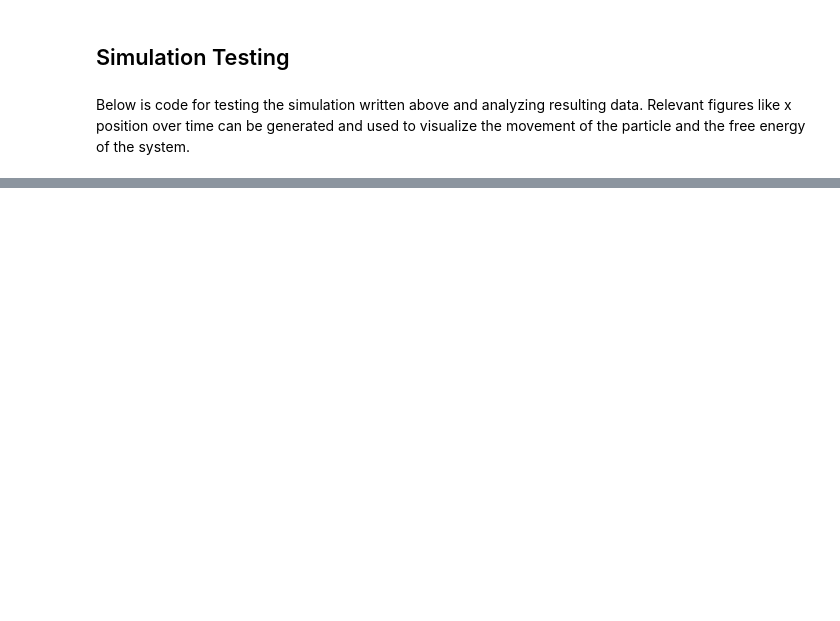
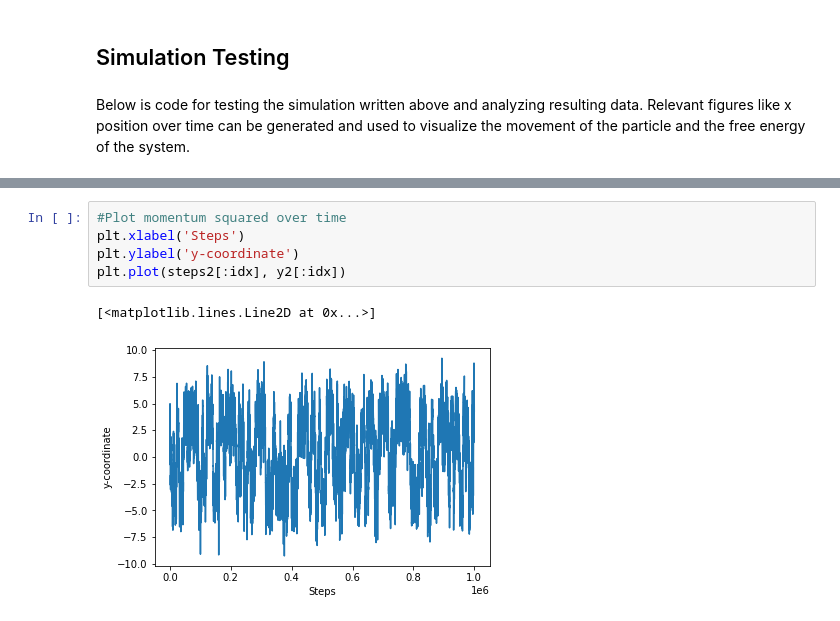
Before and after one commit to thomasegg3/enhanced_sampling_practice, a Jupyter notebook: toy_problem.ipynb, the cells around one changed output, grey strips where cells are left out. Saved outputs shown, nothing was run; the diff lists cells and outputs as text; blank space fills up the shorter version.

```diff
--- a/toy_problem.ipynb
+++ b/toy_problem.ipynb
@@ -268,0 +259,8 @@ x1
+# %%
+#Plot momentum squared over time
+plt.xlabel('Steps')
+plt.ylabel('y-coordinate')
+plt.plot(steps2[:idx], y2[:idx])
+# %% [output]
+[<matplotlib.lines.Line2D at 0x...>]
+[figure, added]
```
Also changed, not shown: parts of 14 cells of this notebook.
